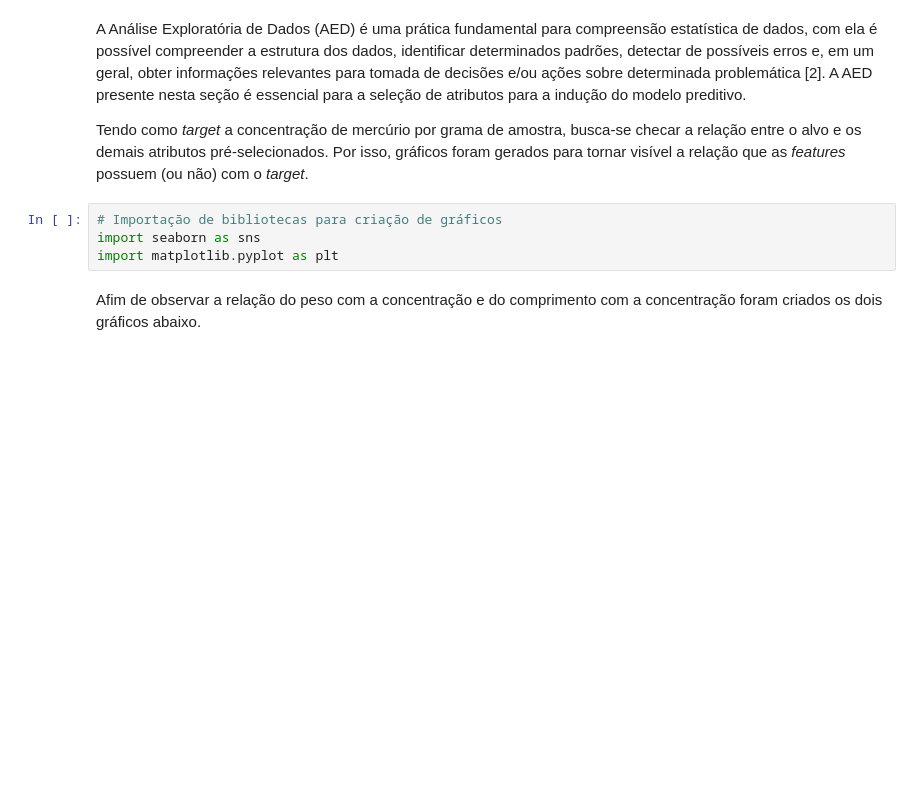
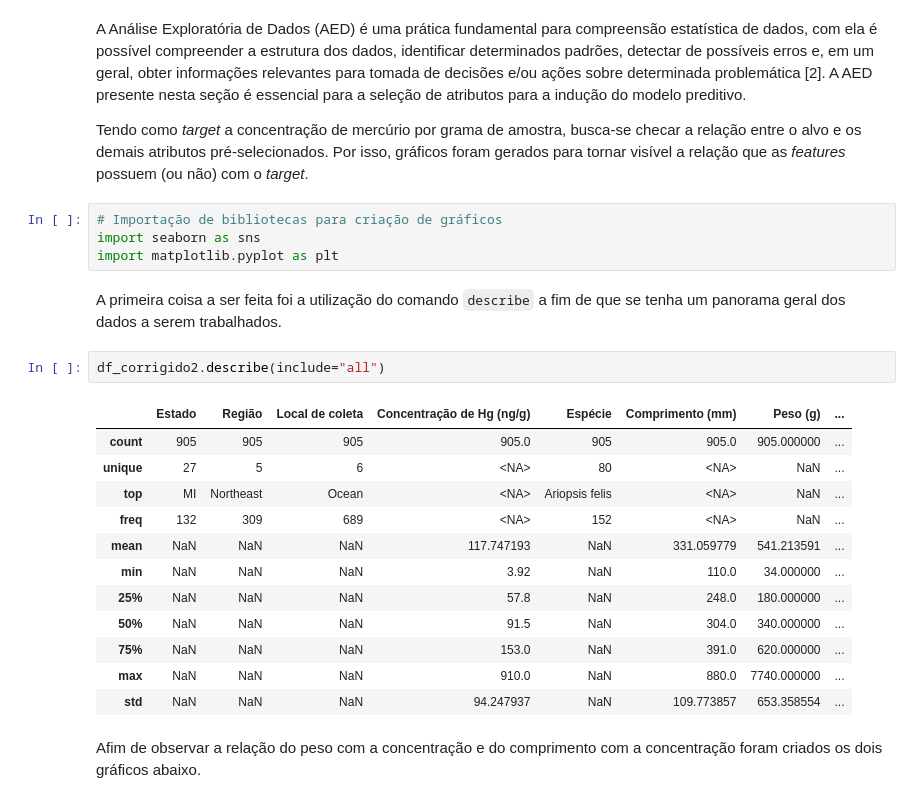
Before and after one commit to PangioAAA/Cubo_gelatinoso, a Jupyter notebook: Notebook/Cubo gelatinoso.ipynb, the cells around one changed output. Drawn from its saved outputs; the diff is of its cells as text; blank space fills up the shorter version.

Commit message:
Commit final (eu espero). Corrigi erros no notebook e atualizei o README.md

```diff
--- a/Notebook/Cubo gelatinoso.ipynb
+++ b/Notebook/Cubo gelatinoso.ipynb
@@ -178,6 +180,23 @@ Tendo como *target* a concentração de mercúrio por grama de amostra, busca-se
 # Importação de bibliotecas para criação de gráficos
 import seaborn as sns
 import matplotlib.pyplot as plt
+# %% [markdown]
+A primeira coisa a ser feita foi a utilização do comando `describe` a fim de que se tenha um panorama geral dos dados a serem trabalhados.
+# %%
+df_corrigido2.describe(include="all")
+# %% [output]
+|  | Estado | Região | Local de coleta | Concentração de Hg (ng/g) | Espécie | Comprimento (mm) | Peso (g) | ... |
+| count | 905 | 905 | 905 | 905.0 | 905 | 905.0 | 905.000000 | ... |
+| unique | 27 | 5 | 6 | <NA> | 80 | <NA> | NaN | ... |
+| top | MI | Northeast | Ocean | <NA> | Ariopsis felis | <NA> | NaN | ... |
+| freq | 132 | 309 | 689 | <NA> | 152 | <NA> | NaN | ... |
+| mean | NaN | NaN | NaN | 117.747193 | NaN | 331.059779 | 541.213591 | ... |
+| min | NaN | NaN | NaN | 3.92 | NaN | 110.0 | 34.000000 | ... |
+| 25% | NaN | NaN | NaN | 57.8 | NaN | 248.0 | 180.000000 | ... |
+| 50% | NaN | NaN | NaN | 91.5 | NaN | 304.0 | 340.000000 | ... |
+| 75% | NaN | NaN | NaN | 153.0 | NaN | 391.0 | 620.000000 | ... |
+| max | NaN | NaN | NaN | 910.0 | NaN | 880.0 | 7740.000000 | ... |
+| std | NaN | NaN | NaN | 94.247937 | NaN | 109.773857 | 653.358554 | ... |
 # %% [markdown]
 Afim de observar a relação do peso com a concentração e do comprimento com a concentração foram criados os dois gráficos abaixo.
 # %%
```
Also changed, not shown: parts of 13 cells of this notebook, 1 other file.
